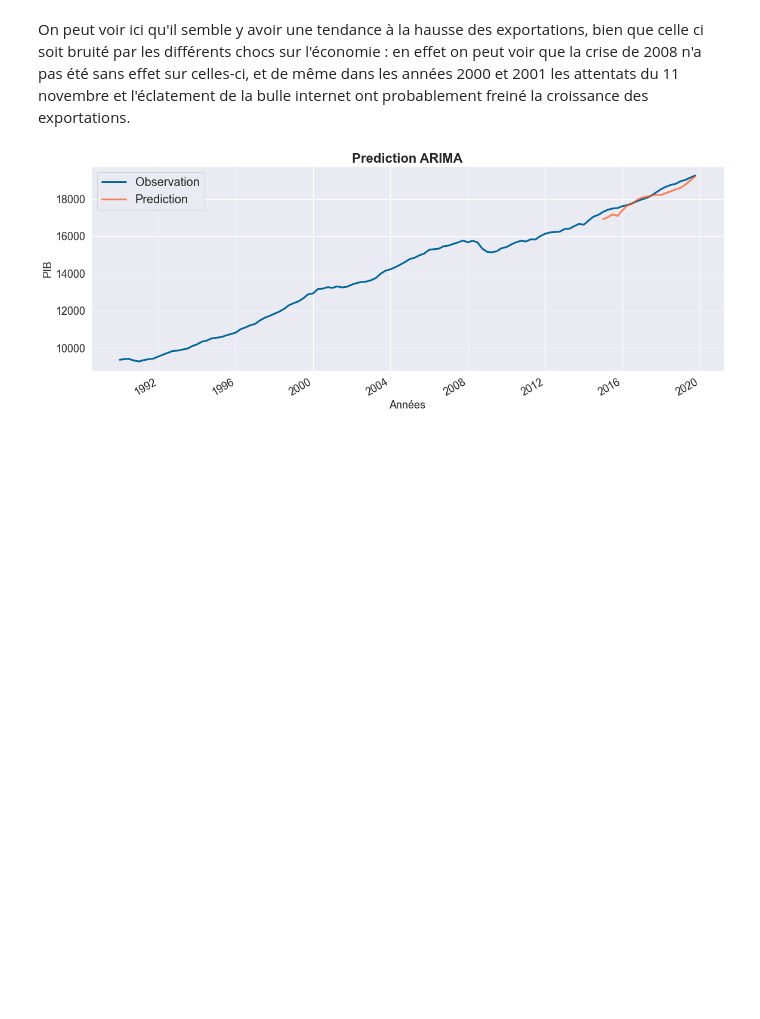
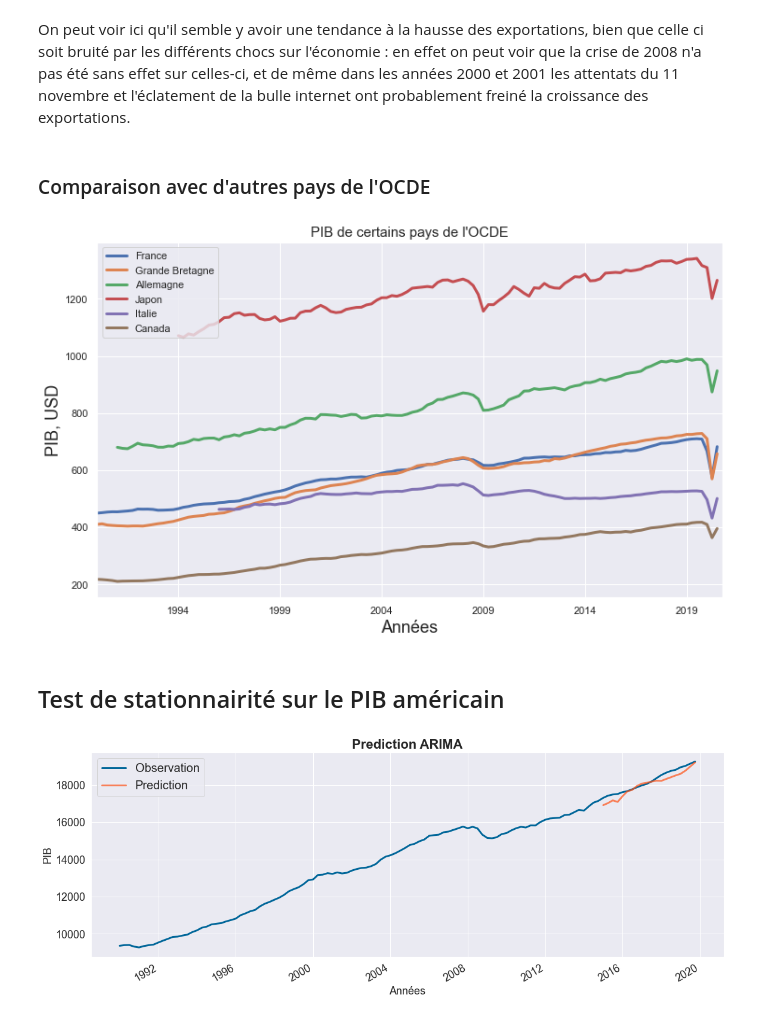
Before and after one commit to Adrien-Mcode/Stat-app-Trumpnomics, a Jupyter notebook: Statapp_test.ipynb, the cells around one changed output. Saved outputs shown, nothing was run; the diff lists cells and outputs as text; code cells hidden in the pictures; blank space fills up the shorter version.

```diff
--- a/Statapp_test.ipynb
+++ b/Statapp_test.ipynb
@@ -7,10 +6,8 @@ import matplotlib.pyplot as plt
 import numpy as np
 import statsmodels.api as sm
 # %%
-database = cif.createOneCountryDataFrameFromOECD('USA', 'MEI',
-                                     frequency='Q', startDate='1990-Q1')
+database = cif.createOneCountryDataFrameFromOECD('USA', 'MEI', frequency='Q', startDate='1990-Q1')
 usa_df = database[0]
-labelvar = database[1]
 # %% [output]
 Requesting URL http://stats.oecd.org/SDMX-JSON/data/MEI/USA...Q/all
 Data downloaded from https://stats.oecd.org/SDMX-JSON/data/MEI/USA...Q/all?startTime=1990-Q1&dimensionAtObservation=AllDimensions
@@ -35,13 +14,11 @@ usa_df
 # %%
 ##--- Création d'un dataframe pour USA ----
 
-liste_var = ['NAEXKP01', 'LREMTTTT', 'LRACTTTT', 'LRUNTTTT',
-             'NAEXKP02', 'NAEXKP04', 'NAEXKP06']
+liste_var = ['NAEXKP01', 'LREMTTTT', 'LRACTTTT', 'LRUNTTTT', 'NAEXKP02', 'NAEXKP04', 'NAEXKP06']
 
-headers = ['PIB', 'Emplois', 'Actifs', 'Chomage', 'Conso',
-           'Formation', 'Exports']
+headers = ['PIB', 'Emplois', 'Actifs', 'Chomage', 'Conso', 'Formation', 'Exports']
 
-d = {col:var_df for col, var_df in zip(headers, [usa_df['{0}'.format(var)]["STSA"] for var in liste_var] )}
+d = {col:var_df for col, var_df in zip(headers, [usa_df['{0}'.format(var)]["STSA"] for var in liste_var])}
 usa_bon_df = pd.DataFrame(d)
 # %%
 usa_bon_df
@@ -86,9 +65,4 @@ usa_bon_df
 # %%
-## ------ Stat Des -------------
-
-sns.set(style="darkgrid") #pour ceux qui ont une vieille version
-#sns.set_theme(style="darkgrid")
-
 #On calcule des moyennes mobiles du PIB sur toute la période pour essayer d'en extraire la tendance :
 
 usa_bon_df['Moyenne mobile PIB'] = usa_bon_df[['PIB','date']].rolling(window = 16,center = True,on = 'date').sum().drop('date', axis = 1)/16
@@ -96,9 +70,6 @@ usa_bon_df['Moyenne mobile PIB'] = usa_bon_df[['PIB','date']].rolling(window = 1
 #on calcule le résidu du pib :
 
 usa_bon_df['résidu PIB'] = usa_bon_df ['PIB'] - usa_bon_df['Moyenne mobile PIB']
-
-#PIB_graph = sns.lineplot(data=usa_bon_df, x= 'date', y='PIB')
-#PIB_graph.set_title("Évolution du PIB américain depuis 1990")
 # %%
 #On plot ces deux séries qu'on a obtenu :
 plt.figure(figsize=(15,5))
@@ -184,3 +155,5 @@ plt.show()
 [figure]
 # %% [markdown]
 On peut voir ici qu'il semble y avoir une tendance à la hausse des exportations, bien que celle ci soit bruité par les différents chocs sur l'économie : en effet on peut voir que la crise de 2008 n'a pas été sans effet sur celles-ci, et de même dans les années 2000 et 2001 les attentats du 11 novembre et l'éclatement de la bulle internet ont probablement freiné la croissance des exportations.
+# %% [markdown]
+### Comparaison avec d'autres pays de l'OCDE
@@ -187 +195,23 @@ On peut voir ici qu'il semble y avoir une tendance à la hausse des exportations
+# %%
+## ------ Visualisation ---------
+
+fig = plt.figure(figsize=(12, 7))
+ax = fig.add_subplot(111)
+
+compare_df['FRA'].plot(label='France', linewidth=3)
+compare_df['GBR'].plot(label="Grande Bretagne", linewidth=3)
+compare_df['DEU'].plot(label='Allemagne', linewidth=3)
+compare_df['JPN'].plot(label='Japon', linewidth=3)
+compare_df['ITA'].plot(label='Italie', linewidth=3)
+compare_df['CAN'].plot(label='Canada', linewidth=3)
+ax.set_xlabel('Années', fontsize=18)
+ax.set_ylabel('PIB, USD', fontsize=18)
+plt.title("PIB de certains pays de l'OCDE", fontsize=15)
+plt.legend(loc='best')
+
+plt.show()
+# %% [output]
+[figure, added]
+# %% [markdown]
+## Test de stationnairité sur le PIB américain
 # %%
```
Also changed, not shown: parts of 9 cells of this notebook.
